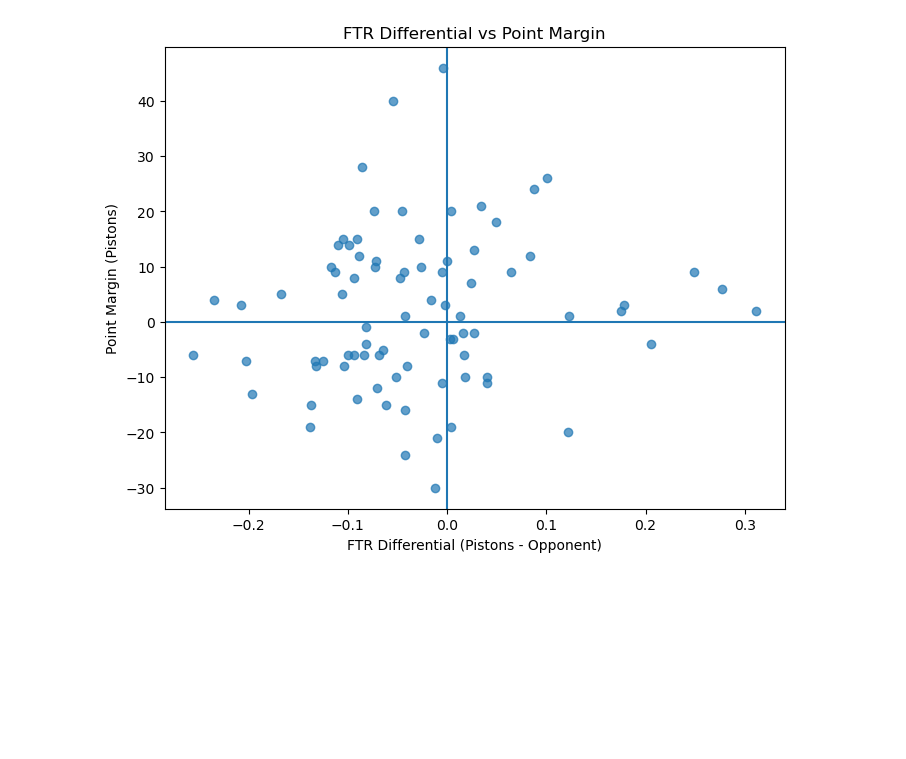
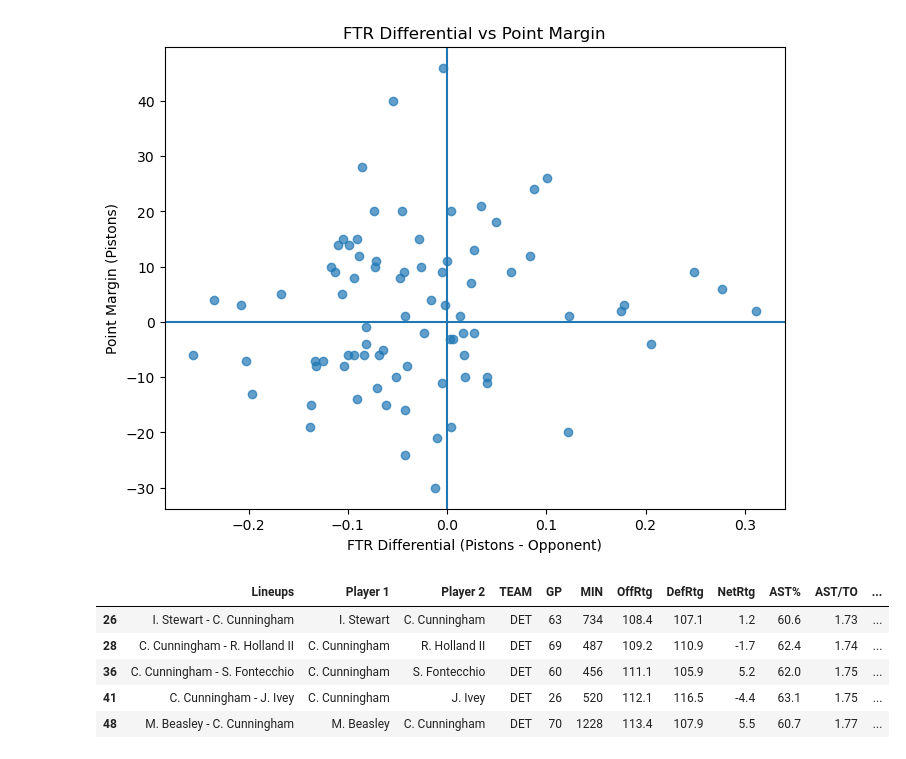
Before and after one commit to thejjserg/basketball-analytics, a Jupyter notebook: Projects/Final-Project.ipynb, the cells around one changed output. Saved outputs shown, nothing was run; the diff lists cells and outputs as text; code cells hidden in the pictures; blank space fills up the shorter version.

```diff
--- a/Projects/Final-Project.ipynb
+++ b/Projects/Final-Project.ipynb
@@ -782,3 +782,22 @@ plt.ylabel("Point Margin (Pistons)")
 plt.show()
 # %% [output]
 [figure]
+# %%
+# 2-Man Lineup Analysis
+lineup = pd.read_excel("Pistons-Lineup-Data-2024-25.xlsx", sheet_name = "2-Player All Games Advanced")
+
+# Filter on >300 Minutes Played
+lineup = lineup[lineup["MIN"] >= 300]
+
+# Filter on Cade Cunningham
+lineup = lineup[lineup["Lineups"].str.contains("C. Cunningham", na = False)]
+lineup.to_excel("Lineup-2-Man_Best-Cade-Pairings.xlsx", index = False)
+# %%
+lineup.head()
+# %% [output]
+|  | Lineups | Player 1 | Player 2 | TEAM | GP | MIN | OffRtg | DefRtg | NetRtg | AST% | AST/TO | ... |
+| 26 | I. Stewart - C. Cunningham | I. Stewart | C. Cunningham | DET | 63 | 734 | 108.4 | 107.1 | 1.2 | 60.6 | 1.73 | ... |
+| 28 | C. Cunningham - R. Holland II | C. Cunningham | R. Holland II | DET | 69 | 487 | 109.2 | 110.9 | -1.7 | 62.4 | 1.74 | ... |
+| 36 | C. Cunningham - S. Fontecchio | C. Cunningham | S. Fontecchio | DET | 60 | 456 | 111.1 | 105.9 | 5.2 | 62.0 | 1.75 | ... |
+| 41 | C. Cunningham - J. Ivey | C. Cunningham | J. Ivey | DET | 26 | 520 | 112.1 | 116.5 | -4.4 | 63.1 | 1.75 | ... |
+| 48 | M. Beasley - C. Cunningham | M. Beasley | C. Cunningham | DET | 70 | 1228 | 113.4 | 107.9 | 5.5 | 60.7 | 1.77 | ... |
```
Also changed, not shown: parts of 4 cells of this notebook, 8 other files.
